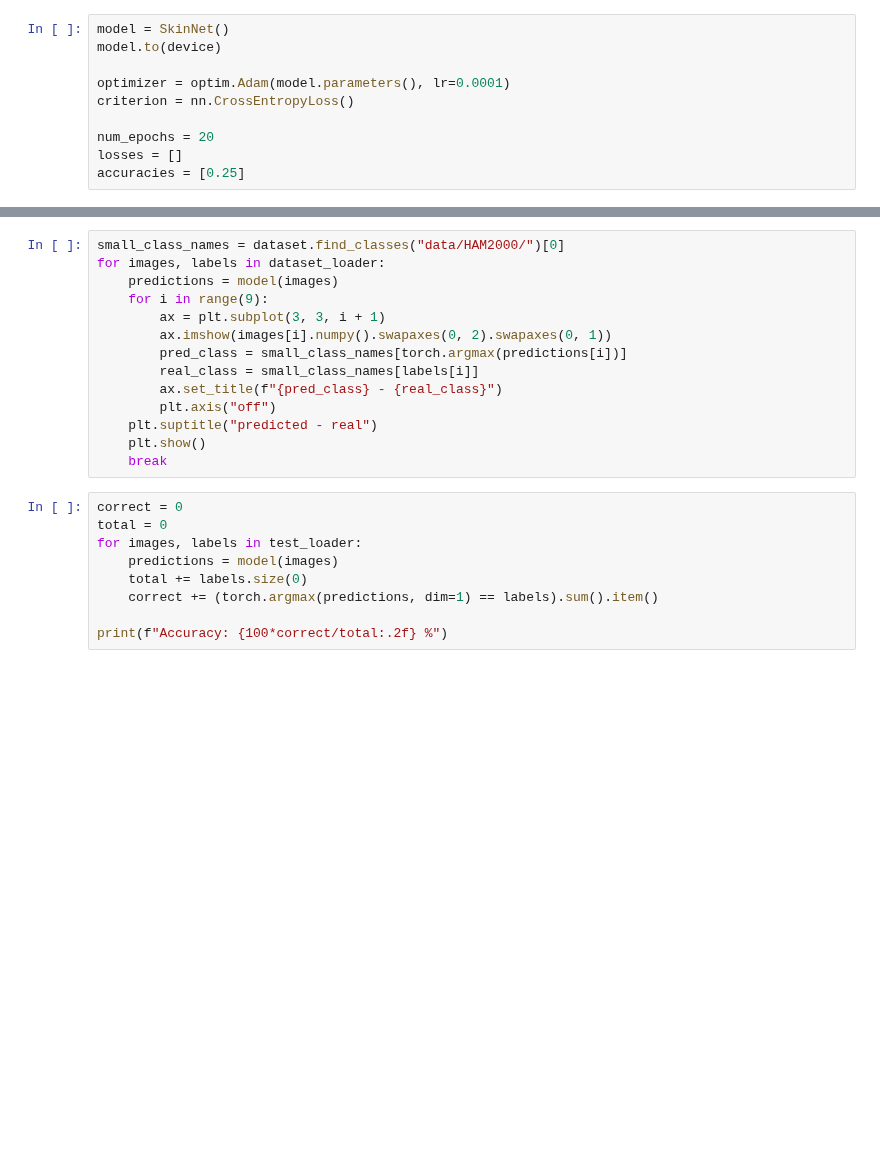
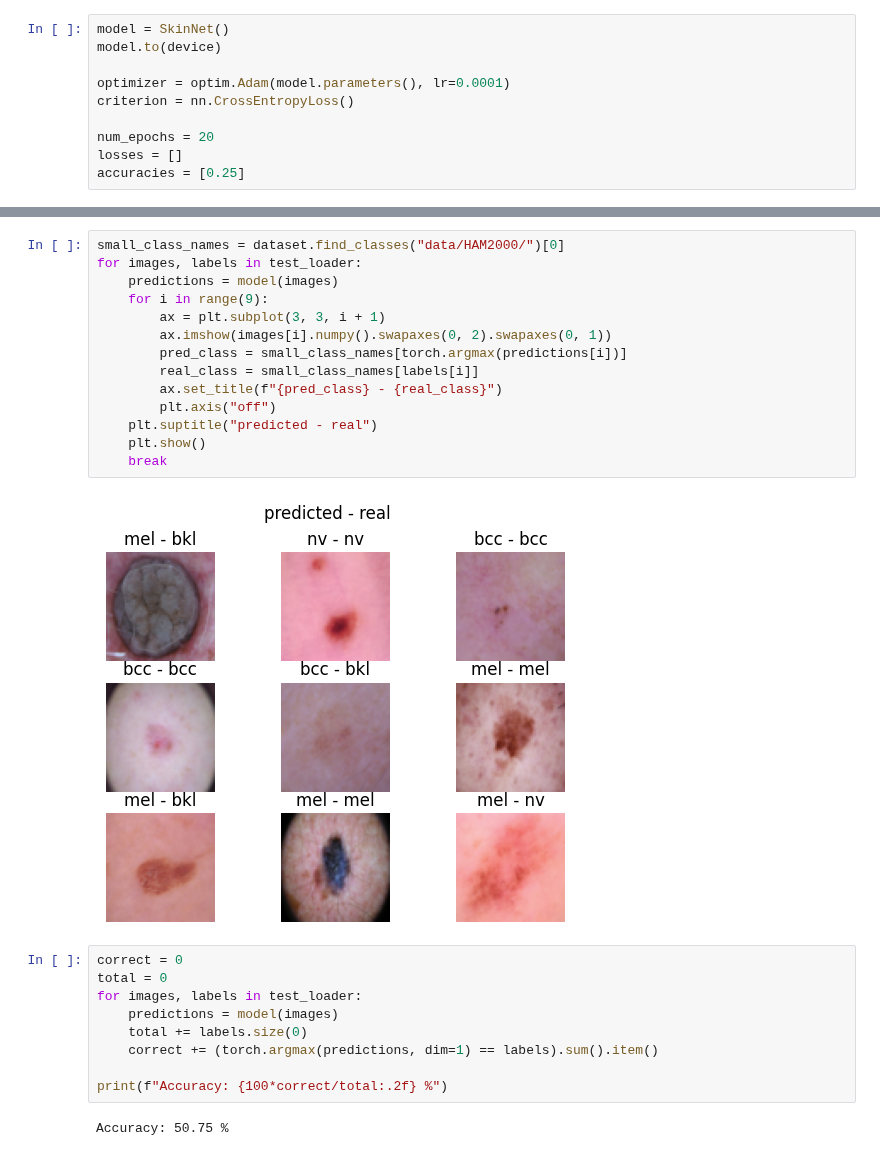
Before and after one commit to PRF-Development/DataAnalysisExtras, a Jupyter notebook: skin_lesions_cnn.ipynb, the cells around one changed output, grey strips where cells are left out. Saved outputs shown, nothing was run; the diff lists cells and outputs as text; blank space fills up the shorter version.

```diff
--- a/skin_lesions_cnn.ipynb
+++ b/skin_lesions_cnn.ipynb
@@ -114,17 +148,19 @@ plt.show()
 # %%
 small_class_names = dataset.find_classes("data/HAM2000/")[0]
-for images, labels in dataset_loader:
+for images, labels in test_loader:
     predictions = model(images)
     for i in range(9):
         ax = plt.subplot(3, 3, i + 1)
         ax.imshow(images[i].numpy().swapaxes(0, 2).swapaxes(0, 1))
         pred_class = small_class_names[torch.argmax(predictions[i])]
         real_class = small_class_names[labels[i]]
         ax.set_title(f"{pred_class} - {real_class}")
         plt.axis("off")
     plt.suptitle("predicted - real")
     plt.show()
     break
+# %% [output]
+[figure, added]
 # %%
 correct = 0
 total = 0
@@ -134,3 +170,5 @@ for images, labels in test_loader:
     correct += (torch.argmax(predictions, dim=1) == labels).sum().item()
 
 print(f"Accuracy: {100*correct/total:.2f} %")
+# %% [output]
+Accuracy: 50.75 %
```
Also changed, not shown: parts of 5 cells of this notebook.
